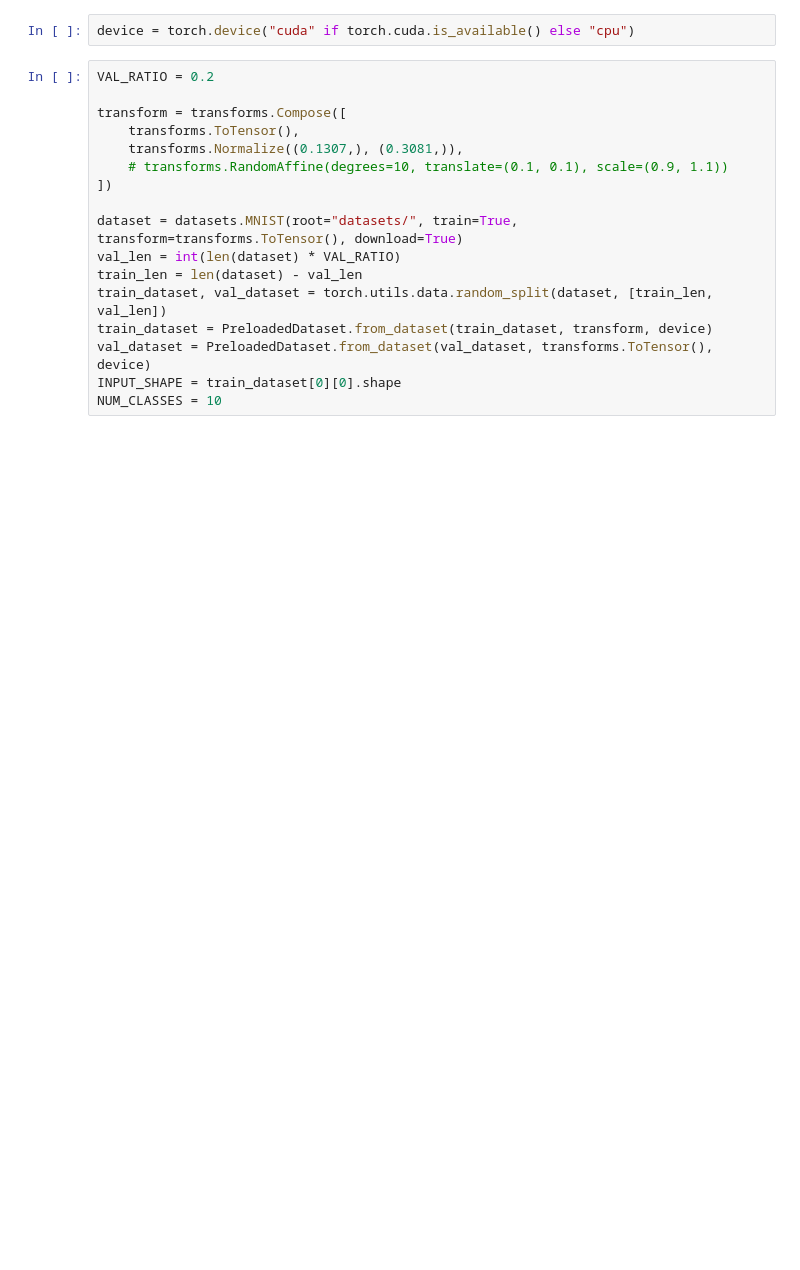
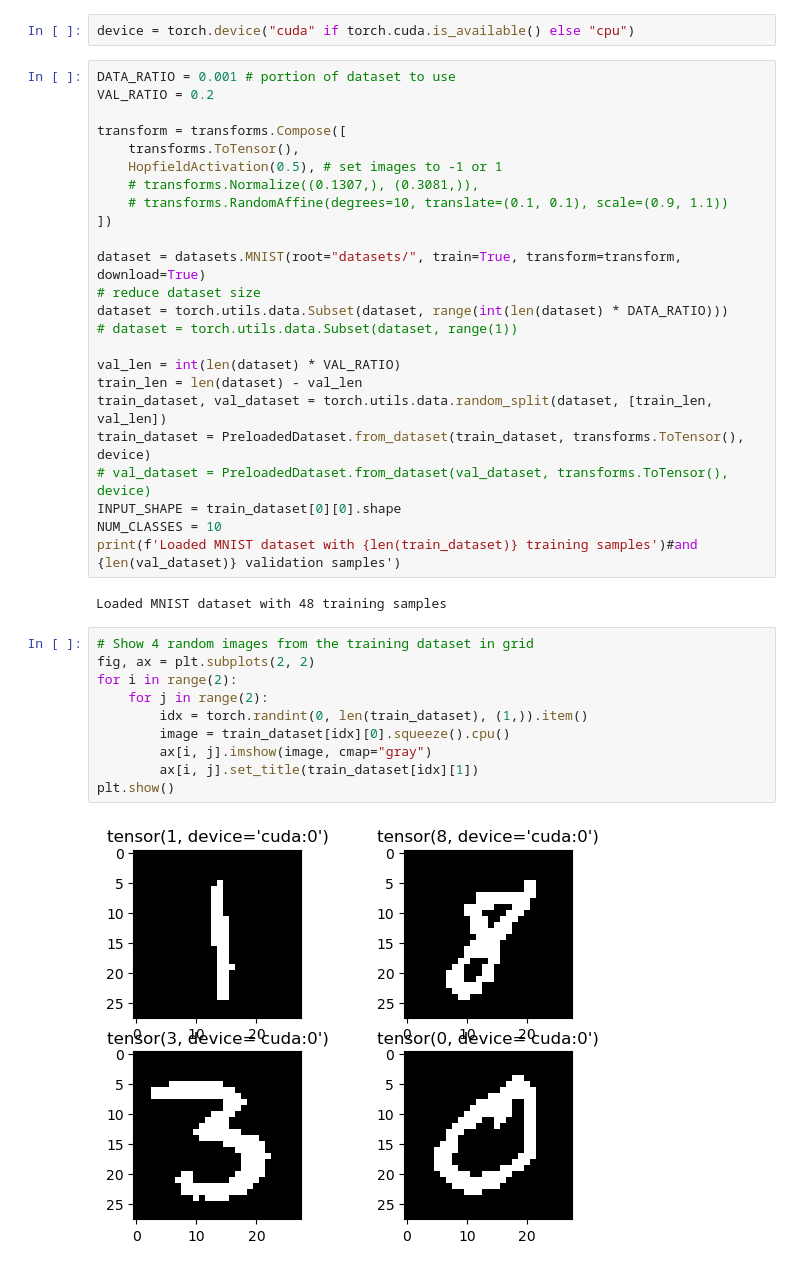
Before and after one commit to joeagriffith/hopfield-networks, a Jupyter notebook: mnist.ipynb, the cells around one changed output. Saved outputs shown, nothing was run; the diff lists cells and outputs as text; blank space fills up the shorter version.

```diff
--- a/mnist.ipynb
+++ b/mnist.ipynb
@@ -16,22 +17,43 @@ from utils.train import train_denoise
 # %%
 device = torch.device("cuda" if torch.cuda.is_available() else "cpu")
 # %%
+DATA_RATIO = 0.001 # portion of dataset to use
 VAL_RATIO = 0.2
 
 transform = transforms.Compose([
     transforms.ToTensor(),
-    transforms.Normalize((0.1307,), (0.3081,)),
+    HopfieldActivation(0.5), # set images to -1 or 1
+    # transforms.Normalize((0.1307,), (0.3081,)),
     # transforms.RandomAffine(degrees=10, translate=(0.1, 0.1), scale=(0.9, 1.1))
 ])
 
-dataset = datasets.MNIST(root="datasets/", train=True, transform=transforms.ToTensor(), download=True)
+dataset = datasets.MNIST(root="datasets/", train=True, transform=transform, download=True)
+# reduce dataset size
+dataset = torch.utils.data.Subset(dataset, range(int(len(dataset) * DATA_RATIO)))
+# dataset = torch.utils.data.Subset(dataset, range(1))
+
 val_len = int(len(dataset) * VAL_RATIO)
 train_len = len(dataset) - val_len
 train_dataset, val_dataset = torch.utils.data.random_split(dataset, [train_len, val_len])
-train_dataset = PreloadedDataset.from_dataset(train_dataset, transform, device)
-val_dataset = PreloadedDataset.from_dataset(val_dataset, transforms.ToTensor(), device)
+train_dataset = PreloadedDataset.from_dataset(train_dataset, transforms.ToTensor(), device)
+# val_dataset = PreloadedDataset.from_dataset(val_dataset, transforms.ToTensor(), device)
 INPUT_SHAPE = train_dataset[0][0].shape
 NUM_CLASSES = 10
+print(f'Loaded MNIST dataset with {len(train_dataset)} training samples')#and {len(val_dataset)} validation samples')
+# %% [output]
+Loaded MNIST dataset with 48 training samples
+# %%
+# Show 4 random images from the training dataset in grid
+fig, ax = plt.subplots(2, 2)
+for i in range(2):
+    for j in range(2):
+        idx = torch.randint(0, len(train_dataset), (1,)).item()
+        image = train_dataset[idx][0].squeeze().cpu()
+        ax[i, j].imshow(image, cmap="gray")
+        ax[i, j].set_title(train_dataset[idx][1])
+plt.show()
+# %% [output]
+[figure, added]
 # %%
 # Hebbian Learning
 torch.manual_seed(42)
```
Also changed, not shown: parts of 4 cells of this notebook, 5 other files.
